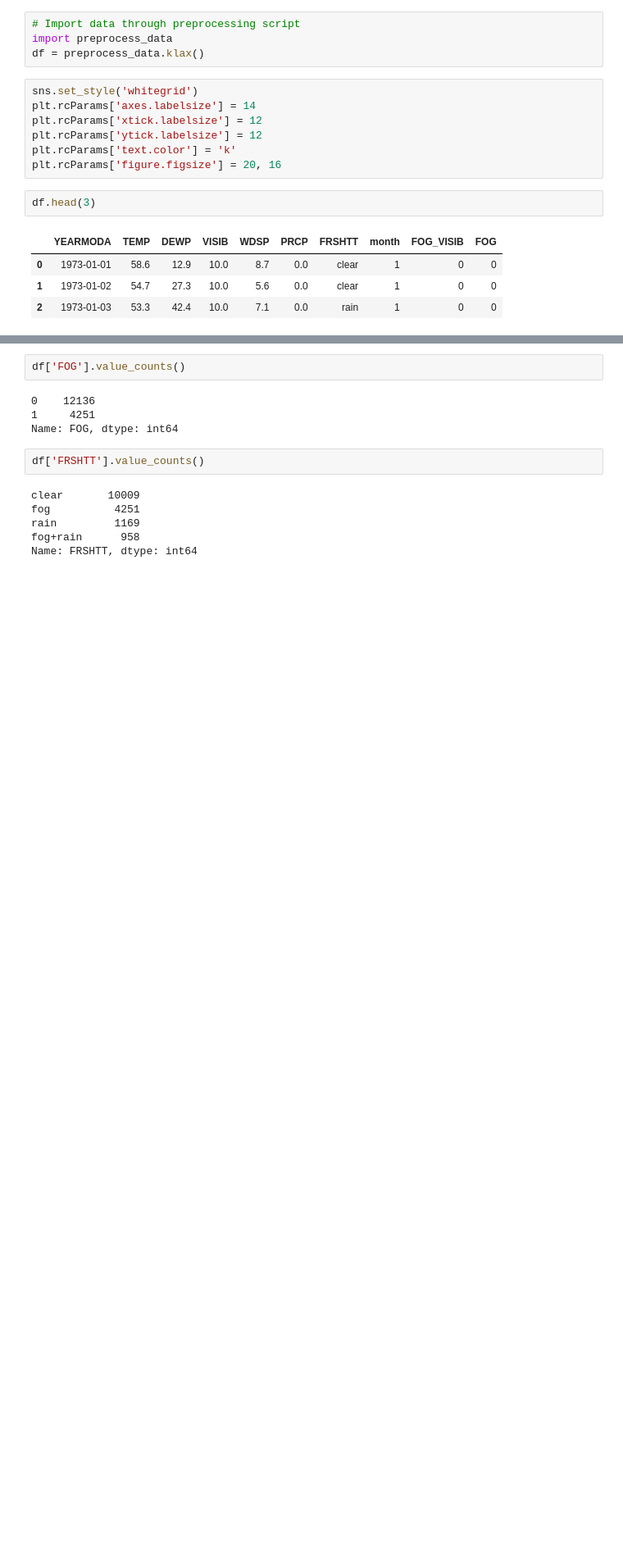
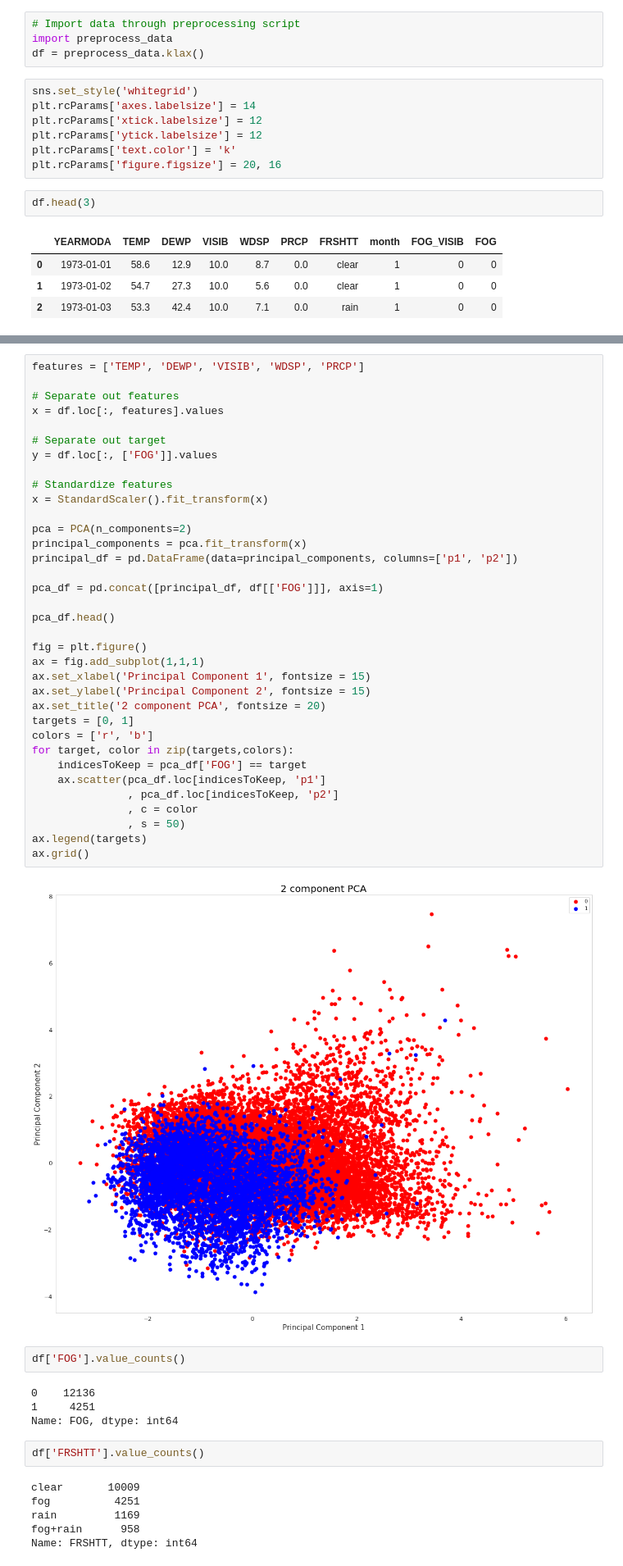
Before and after one commit to cottenplant/predicting-coastal-fog, a Jupyter notebook: Predicting Coastal Fog - NOAA KLAX.ipynb, the cells around one changed output, grey strips where cells are left out. Shown: that part at 82% size. Saved outputs shown, nothing was run; the diff lists cells and outputs as text; blank space fills up the shorter version.

```diff
--- a/Predicting Coastal Fog - NOAA KLAX.ipynb
+++ b/Predicting Coastal Fog - NOAA KLAX.ipynb
@@ -35,3 +37,40 @@ df.head(3)
+# %%
+features = ['TEMP', 'DEWP', 'VISIB', 'WDSP', 'PRCP']
+
+# Separate out features
+x = df.loc[:, features].values
+
+# Separate out target
+y = df.loc[:, ['FOG']].values
+
+# Standardize features
+x = StandardScaler().fit_transform(x)
+
+pca = PCA(n_components=2)
+principal_components = pca.fit_transform(x)
+principal_df = pd.DataFrame(data=principal_components, columns=['p1', 'p2'])
+
+pca_df = pd.concat([principal_df, df[['FOG']]], axis=1)
+
+pca_df.head()
+
+fig = plt.figure()
+ax = fig.add_subplot(1,1,1)
+ax.set_xlabel('Principal Component 1', fontsize = 15)
+ax.set_ylabel('Principal Component 2', fontsize = 15)
+ax.set_title('2 component PCA', fontsize = 20)
+targets = [0, 1]
+colors = ['r', 'b']
+for target, color in zip(targets,colors):
+    indicesToKeep = pca_df['FOG'] == target
+    ax.scatter(pca_df.loc[indicesToKeep, 'p1']
+               , pca_df.loc[indicesToKeep, 'p2']
+               , c = color
+               , s = 50)
+ax.legend(targets)
+ax.grid()
+# %% [output]
+[figure, added]
 # %%
 df['FOG'].value_counts()
 # %% [output]
```
Also changed, not shown: parts of 1 cell of this notebook, 4 other files.
